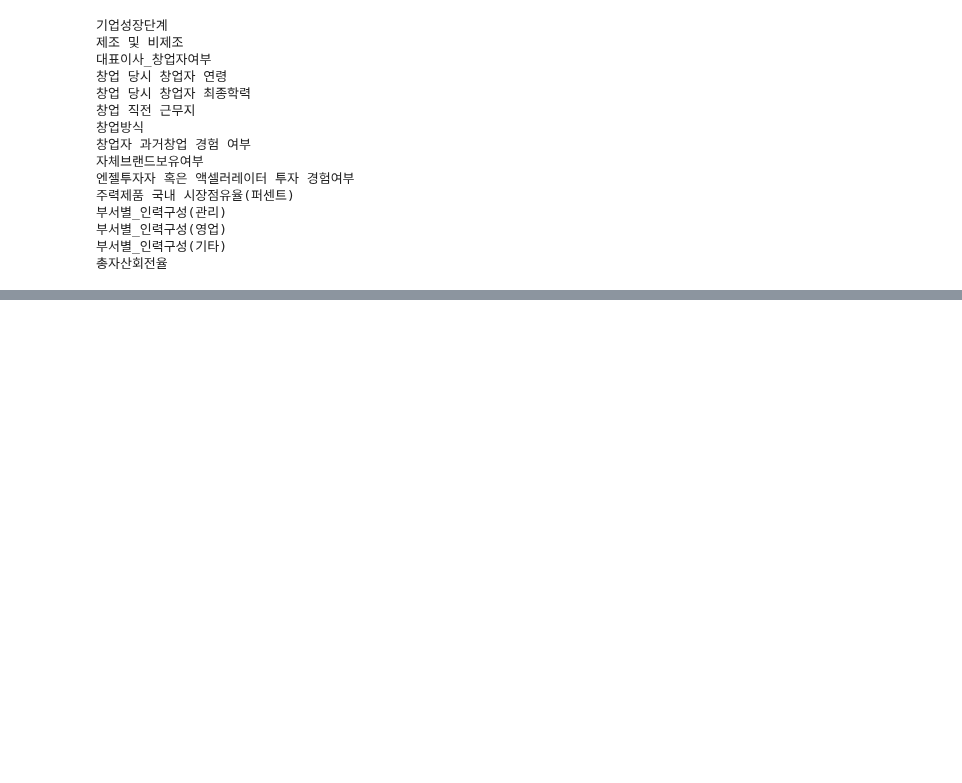
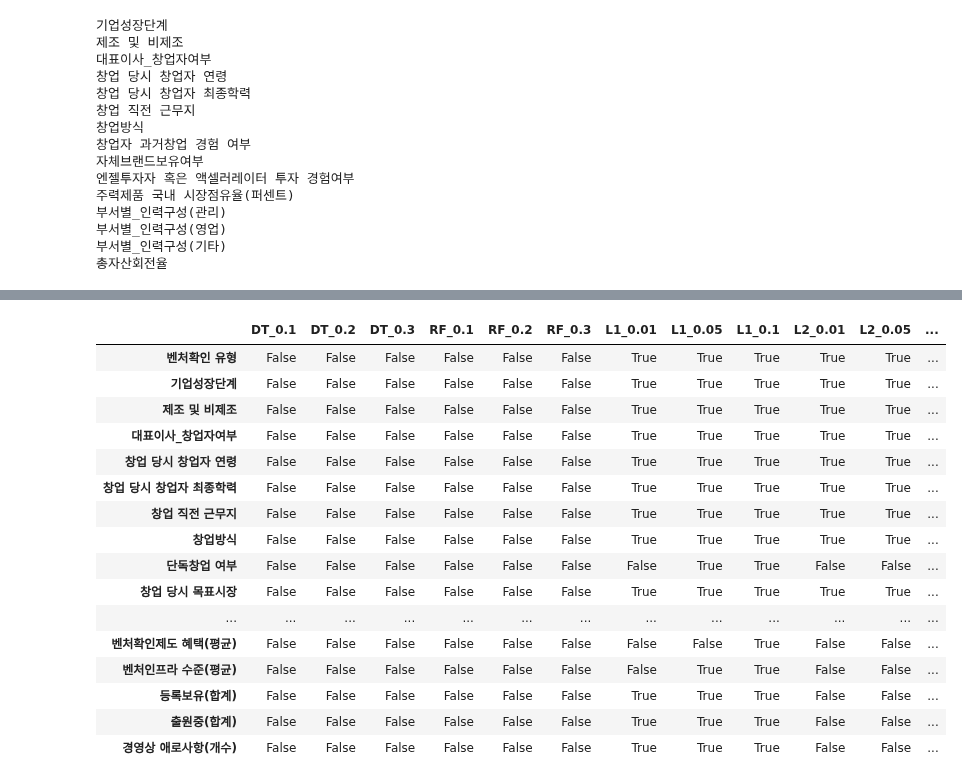
Before and after one commit to shoni0325/Project_1, a Jupyter notebook: code/FeatureSelection.ipynb, the cells around one changed output, grey strips where cells are left out. Cells and saved outputs as stored; diff of their text form; code cells hidden in the pictures; blank space fills up the shorter version.

```diff
--- a/code/FeatureSelection.ipynb
+++ b/code/FeatureSelection.ipynb
@@ -224,0 +297,88 @@ wrapper_result['unsampled']  =
+# %%
+from sklearn.feature_selection import SelectFromModel
+from sklearn.linear_model import LogisticRegression, ElasticNet
+from sklearn.tree import DecisionTreeClassifier
+from sklearn.ensemble import RandomForestClassifier
+
+# 데이터 설정
+X = us_df.iloc[:,:-1]
+y = us_df['벤처캐피털(투자조합포함) 투자 경험여부']
+
+# 특성 선택을 저장할 DF 생성
+us_df_select = pd.DataFrame()
+us_df_select.index = X.columns
+
+# ---------------------------------------------------------------------
+
+# DecisionTree 분류기 모델 생성 및 훈련
+selector = SelectFromModel(estimator=DecisionTreeClassifier(), threshold=0.1).fit(X, y)
+us_df_select['DT_0.1'] = selector.get_support()
+
+selector = SelectFromModel(estimator=DecisionTreeClassifier(), threshold=0.2).fit(X, y)
+us_df_select['DT_0.2'] = selector.get_support()
+
+selector = SelectFromModel(estimator=DecisionTreeClassifier(), threshold=0.3).fit(X, y)
+us_df_select['DT_0.3'] = selector.get_support()
+
+# RandomForest 분류기 모델 생성 및 훈련
+selector = SelectFromModel(estimator=RandomForestClassifier(), threshold=0.1).fit(X, y)
+us_df_select['RF_0.1'] = selector.get_support()
+
+selector = SelectFromModel(estimator=RandomForestClassifier(), threshold=0.2).fit(X, y)
+us_df_select['RF_0.2'] = selector.get_support()
+
+selector = SelectFromModel(estimator=RandomForestClassifier(), threshold=0.3).fit(X, y)
+us_df_select['RF_0.3'] = selector.get_support()
+
+# L1 규제를 적용한 특성 선택 수행
+selector = SelectFromModel(estimator=LogisticRegression(penalty='l1', solver='liblinear', C=0.01)).fit(X, y)
+us_df_select['L1_0.01'] = selector.get_support()
+
+selector = SelectFromModel(estimator=LogisticRegression(penalty='l1', solver='liblinear', C=0.05)).fit(X, y)
+us_df_select['L1_0.05'] = selector.get_support()
+
+selector = SelectFromModel(estimator=LogisticRegression(penalty='l1', solver='liblinear', C=0.1)).fit(X, y)
+us_df_select['L1_0.1'] = selector.get_support()
+
+# L2 규제를 적용한 특성 선택 수행
+selector = SelectFromModel(estimator=LogisticRegression(penalty='l2', solver='liblinear', C=0.01)).fit(X, y)
+us_df_select['L2_0.01'] = selector.get_support()
+
+selector = SelectFromModel(estimator=LogisticRegression(penalty='l2', solver='liblinear', C=0.05)).fit(X, y)
+us_df_select['L2_0.05'] = selector.get_support()
+
+selector = SelectFromModel(estimator=LogisticRegression(penalty='l2', solver='liblinear', C=0.1)).fit(X, y)
+us_df_select['L2_0.1'] = selector.get_support()
+
+# ElasticNet 규제를 적용한 특성 선택 수행
+selector = SelectFromModel(estimator=ElasticNet(alpha=0.01, l1_ratio=0.5)).fit(X, y)
+us_df_select['elasticnet_0.01'] = selector.get_support()
+
+selector = SelectFromModel(estimator=ElasticNet(alpha=0.05, l1_ratio=0.5)).fit(X, y)
+us_df_select['elasticnet_0.05'] = selector.get_support()
+
+selector = SelectFromModel(estimator=ElasticNet(alpha=0.1, l1_ratio=0.5)).fit(X, y)
+us_df_select['elasticnet_0.1'] = selector.get_support()
+
+
+us_df_select['true_sum'] = us_df_select.sum(axis=1)
+
+us_df_select
+# %% [output]
+|  | DT_0.1 | DT_0.2 | DT_0.3 | RF_0.1 | RF_0.2 | RF_0.3 | L1_0.01 | L1_0.05 | L1_0.1 | L2_0.01 | L2_0.05 | ... |
+| 벤처확인 유형 | False | False | False | False | False | False | True | True | True | True | True | ... |
+| 기업성장단계 | False | False | False | False | False | False | True | True | True | True | True | ... |
+| 제조 및 비제조 | False | False | False | False | False | False | True | True | True | True | True | ... |
+| 대표이사_창업자여부 | False | False | False | False | False | False | True | True | True | True | True | ... |
+| 창업 당시 창업자 연령 | False | False | False | False | False | False | True | True | True | True | True | ... |
+| 창업 당시 창업자 최종학력 | False | False | False | False | False | False | True | True | True | True | True | ... |
+| 창업 직전 근무지 | False | False | False | False | False | False | True | True | True | True | True | ... |
+| 창업방식 | False | False | False | False | False | False | True | True | True | True | True | ... |
+| 단독창업 여부 | False | False | False | False | False | False | False | True | True | False | False | ... |
+| 창업 당시 목표시장 | False | False | False | False | False | False | True | True | True | True | True | ... |
+| ... | ... | ... | ... | ... | ... | ... | ... | ... | ... | ... | ... | ... |
+| 벤처확인제도 혜택(평균) | False | False | False | False | False | False | False | False | True | False | False | ... |
+| 벤처인프라 수준(평균) | False | False | False | False | False | False | False | True | True | False | False | ... |
+| 등록보유(합계) | False | False | False | False | False | False | True | True | True | False | False | ... |
+| 출원중(합계) | False | False | False | False | False | False | True | True | True | False | False | ... |
+| 경영상 애로사항(개수) | False | False | False | False | False | False | True | True | True | False | False | ... |
```
Also changed, not shown: parts of 28 cells of this notebook.
